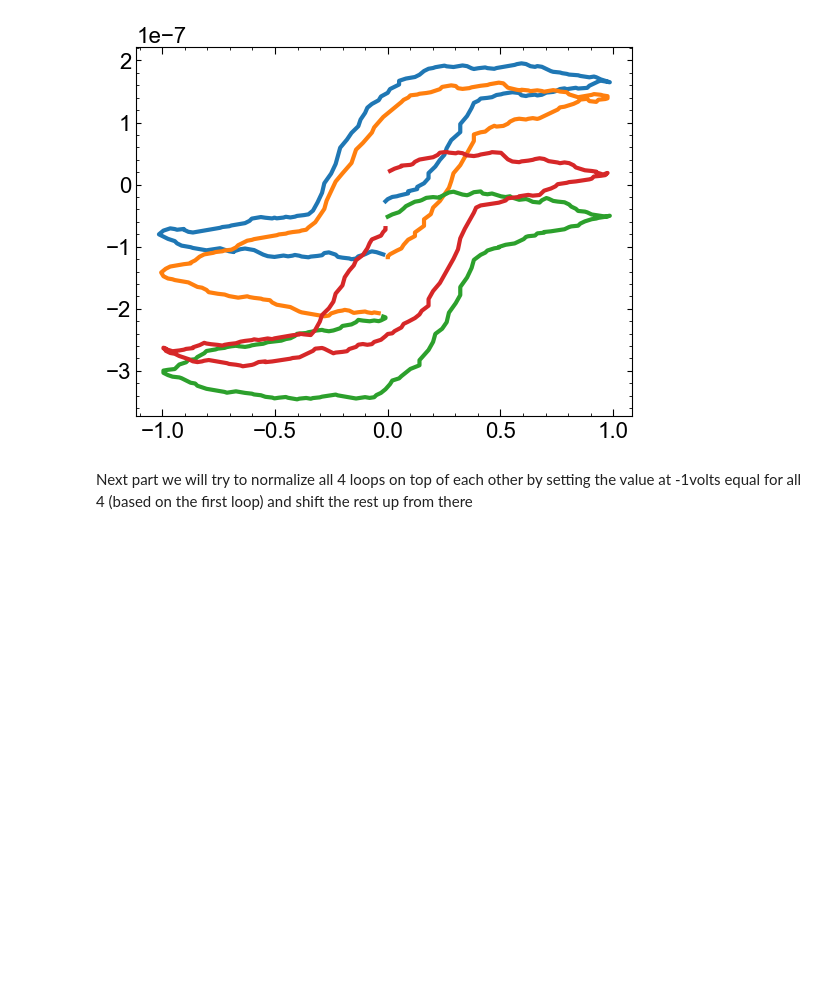
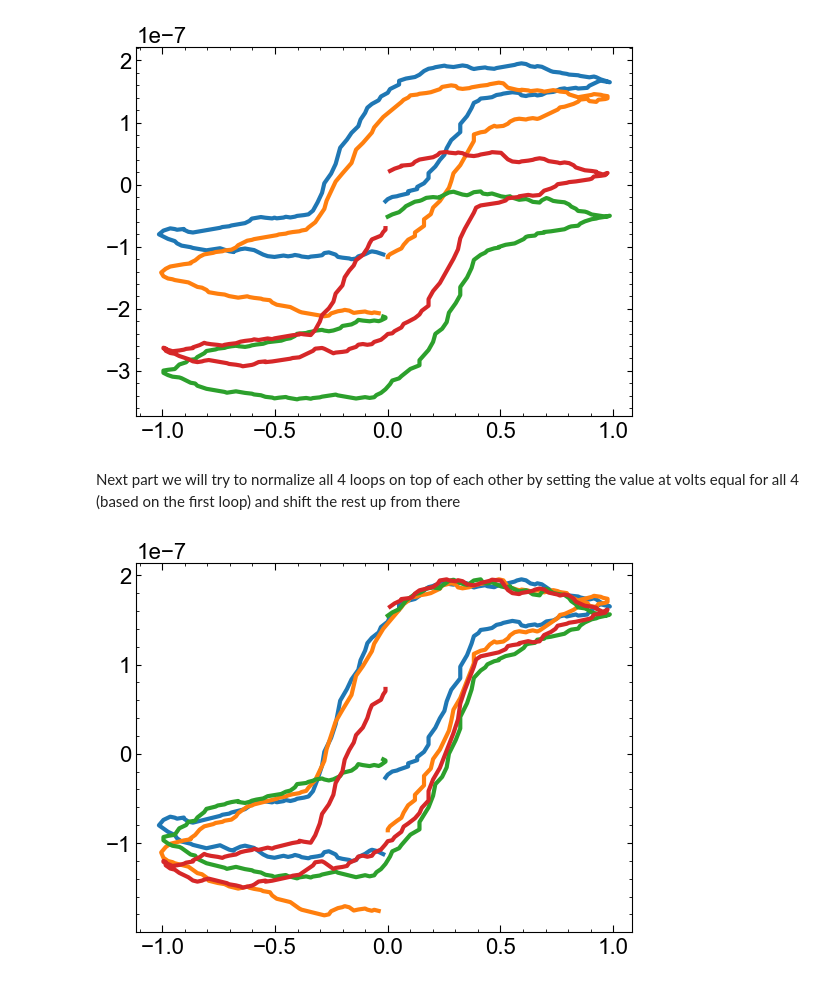
Before and after one commit to ElPsyKurisu/FE, a Jupyter notebook: analysis.ipynb, the cells around one changed output. Cells and saved outputs as stored; diff of their text form; code cells hidden in the pictures; blank space fills up the shorter version.

```diff
--- a/analysis.ipynb
+++ b/analysis.ipynb
@@ -69,4 +81,19 @@ while i < len(complete.start_and_end_pulse):
 # %% [output]
 [figure]
 # %% [markdown]
-Next part we will try to normalize all 4 loops on top of each other by setting the value at -1volts equal for all 4 (based on the first loop) and shift the rest up from there
+Next part we will try to normalize all 4 loops on top of each other by setting the value at volts equal for all 4 (based on the first loop) and shift the rest up from there
+# %%
+i = 0
+start = complete.start_and_end_pulse[0]
+end = complete.start_and_end_pulse[0+1]
+max = np.max(complete.wfm_q[start:end])
+while i < len(complete.start_and_end_pulse):
+    start = complete.start_and_end_pulse[i]
+    end = complete.start_and_end_pulse[i+1]
+    other_max = np.max(complete.wfm_q[start:end])
+    y_offset = max - other_max
+    complete.wfm_q[start:end] += y_offset
+    plt.plot(complete.wfm_v[start:end], complete.wfm_q[start:end])
+    i += 2
+# %% [output]
+[figure, added]
```
Also changed, not shown: parts of 1 cell of this notebook, 1 other file.
